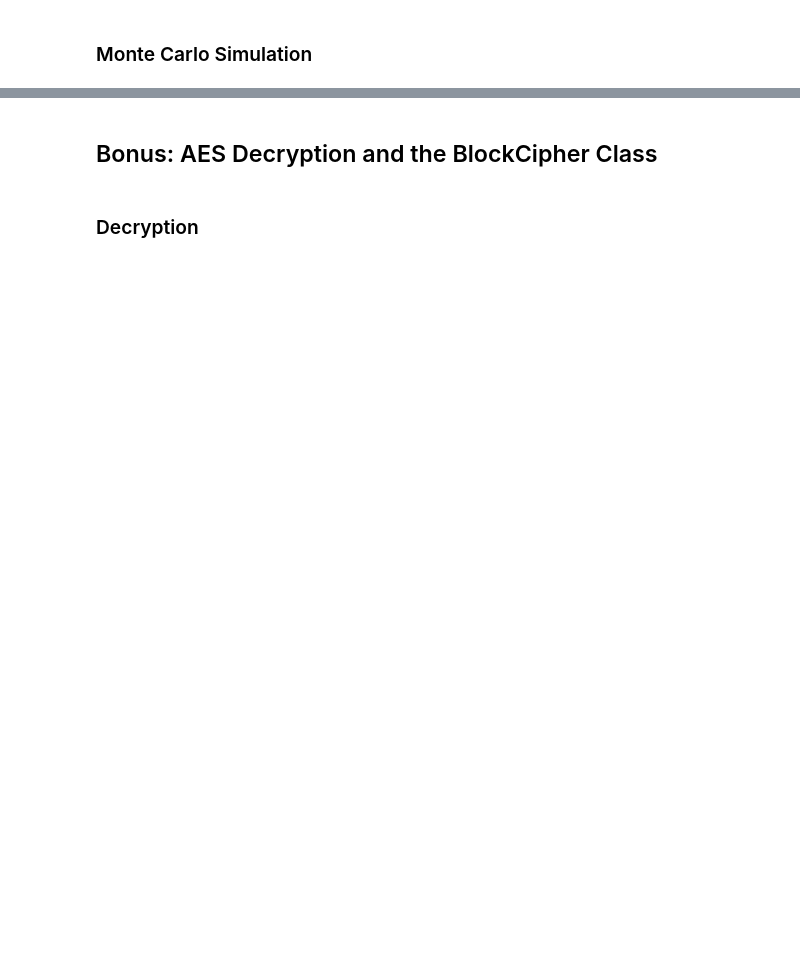
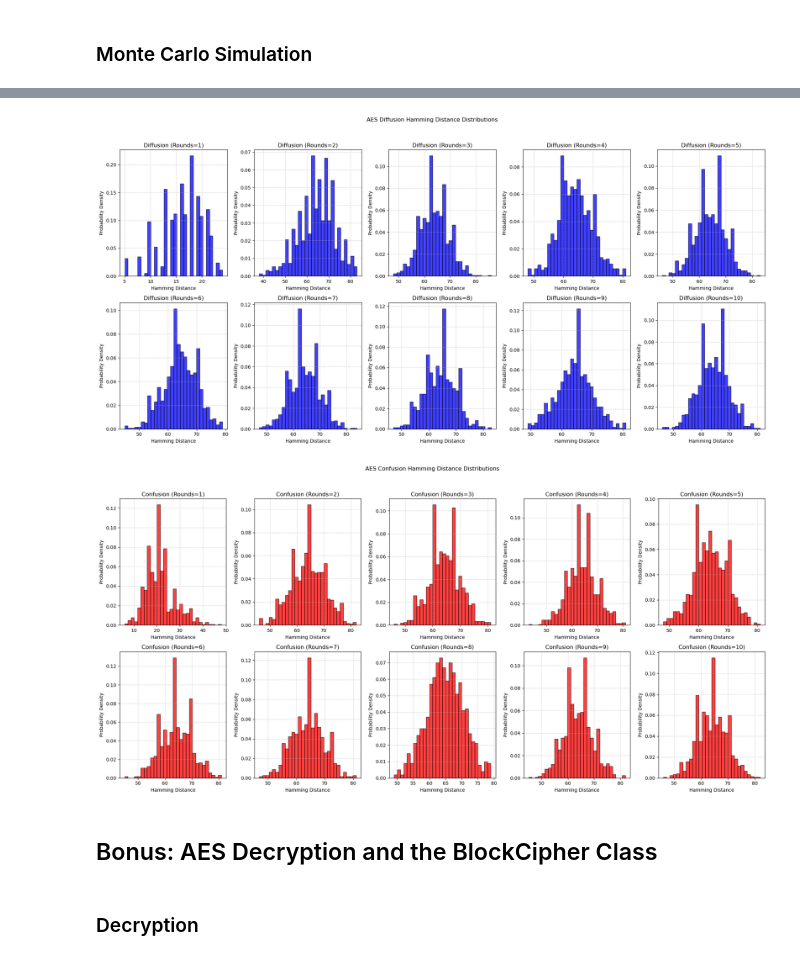
Before and after one commit to sudentrs/Elements-of-Applied-Data-Security, a Jupyter notebook: Assignment 3/TheObfuscators.ipynb, the cells around one changed output, grey strips where cells are left out. Cells and saved outputs as stored; diff of their text form; code cells hidden in the pictures; blank space fills up the shorter version.

```diff
--- a/Assignment 3/TheObfuscators.ipynb
+++ b/Assignment 3/TheObfuscators.ipynb
@@ -414,9 +55,0 @@ change here AES demonstrated high confusion, as even minor key changes significa
-# %%
-import matplotlib.pyplot as plt
-
-def run_monte_carlo(function, num_rounds=None, num_trials=1000):
-    distances = []
-    for i in range(num_trials):
-        distance = function(num_rounds)
-        distances.append(distance)
-    return distances
@@ -601,0 +146,66 @@ NameError: name 'diffusion_distances_round1' is not defined
+# %%
+import pickle
+import matplotlib.pyplot as plt
+
+# Load the AES results from the pickle file
+with open("aes_results.pkl", "rb") as file:
+    aes_results = pickle.load(file)
+
+# Extracting diffusion, confusion results, and statistics
+diffusion_results = aes_results.get("diffusion")
+confusion_results = aes_results.get("confusion")
+results_stats = aes_results.get("results_stats", {})
+
+# Check if the results are loaded correctly
+if diffusion_results and confusion_results:
+    print("Results successfully loaded.\n")
+else:
+    print("Error: Results could not be loaded. Please check the pickle file.")
+
+# Print the stored statistics in the desired format
+print("\n=== AES Diffusion and Confusion Statistics ===\n")
+for mode in ["diffusion", "confusion"]:
+    for round_num in range(1, 11):
+        stats = results_stats.get(mode, {}).get(round_num, {})
+        if stats:
+            mean = stats.get("mean", 0)
+            std = stats.get("std", 0)
+            print(f"{mode.capitalize()} (Rounds={round_num}) - Mean: {mean:.3f}, Std: {std:.15f}")
+
+# Plotting the results using your existing functions
+def plot_diffusion(distances_list):
+    fig, axes = plt.subplots(2, 5, figsize=(20, 10))
+    fig.suptitle("AES Diffusion Hamming Distance Distributions")
+
+    for num_rounds in range(1, 11):
+        ax = axes[(num_rounds - 1) // 5, (num_rounds - 1) % 5]
+        distances = distances_list[num_rounds - 1]
+        ax.hist(distances, bins=30, alpha=0.75, edgecolor='black', color='blue', density=True)
+        ax.set_title(f"Diffusion (Rounds={num_rounds})")
+        ax.set_xlabel("Hamming Distance")
+        ax.set_ylabel("Probability Density")
+        ax.grid(True, linestyle="--", alpha=0.6)
+
+    plt.tight_layout(rect=[0, 0, 1, 0.95])
+    plt.show()
+
+def plot_confusion(distances_list):
+    fig, axes = plt.subplots(2, 5, figsize=(20, 10))
+    fig.suptitle("AES Confusion Hamming Distance Distributions")
+
+    for num_rounds in range(1, 11):
+        ax = axes[(num_rounds - 1) // 5, (num_rounds - 1) % 5]
+        distances = distances_list[num_rounds - 1]
+        ax.hist(distances, bins=30, alpha=0.75, edgecolor='black', color='red', density=True)
+        ax.set_title(f"Confusion (Rounds={num_rounds})")
+        ax.set_xlabel("Hamming Distance")
+        ax.set_ylabel("Probability Density")
+        ax.grid(True, linestyle="--", alpha=0.6)
+
+    plt.tight_layout(rect=[0, 0, 1, 0.95])
+    plt.show()
+
+# Plot the loaded results
+plot_diffusion(diffusion_results)
+plot_confusion(confusion_results)
+# %% [output]
@@ -602,3 +229,5 @@ NameError: name 'diffusion_distances_round1' is not defined
+[figure, added]
+[figure, added]
 # %% [markdown]
 ## Bonus: AES Decryption and the BlockCipher Class
 # %% [markdown]
```
Also changed, not shown: parts of 29 cells of this notebook, 2 other files.
